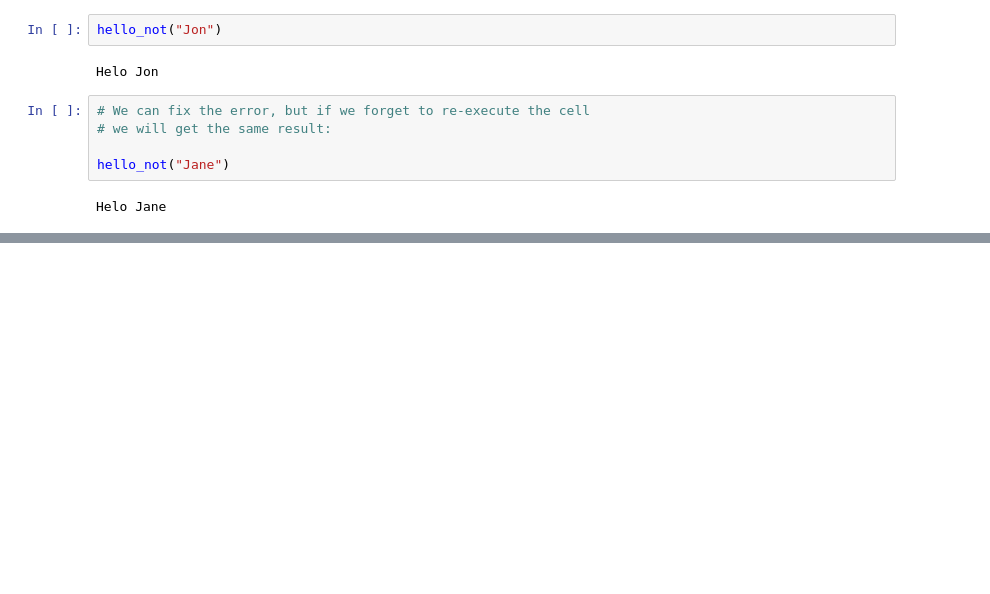
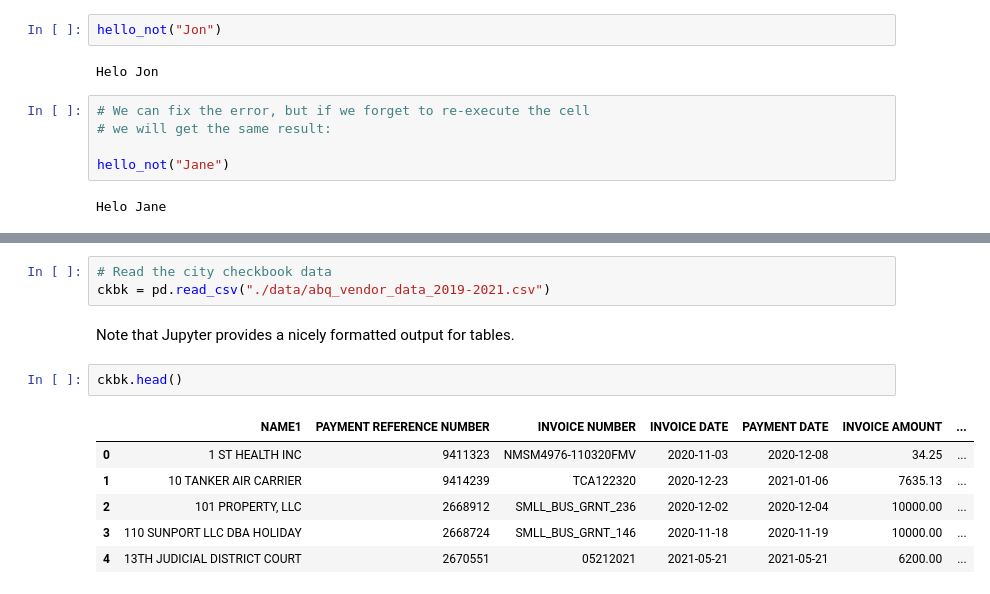
Before and after one commit to unmrds/cc-reproducibility-communication, a Jupyter notebook: 03-Jupyter-demo.ipynb, the cells around one changed output, grey strips where cells are left out. Cells and saved outputs as stored; diff of their text form; blank space fills up the shorter version.

Commit message:
code for jupyter, needs narrative

```diff
--- a/03-Jupyter-demo.ipynb
+++ b/03-Jupyter-demo.ipynb
@@ -102,0 +126,14 @@ Helo Jane
+# %%
+# Read the city checkbook data
+ckbk = pd.read_csv("./data/abq_vendor_data_2019-2021.csv")
+# %% [markdown]
+Note that Jupyter provides a nicely formatted output for tables.
+# %%
+ckbk.head()
+# %% [output]
+|  | NAME1 | PAYMENT REFERENCE NUMBER | INVOICE NUMBER | INVOICE DATE | PAYMENT DATE | INVOICE AMOUNT | ... |
+| 0 | 1 ST HEALTH INC | 9411323 | NMSM4976-110320FMV | 2020-11-03 | 2020-12-08 | 34.25 | ... |
+| 1 | 10 TANKER AIR CARRIER | 9414239 | TCA122320 | 2020-12-23 | 2021-01-06 | 7635.13 | ... |
+| 2 | 101 PROPERTY, LLC | 2668912 | SMLL_BUS_GRNT_236 | 2020-12-02 | 2020-12-04 | 10000.00 | ... |
+| 3 | 110 SUNPORT LLC DBA HOLIDAY | 2668724 | SMLL_BUS_GRNT_146 | 2020-11-18 | 2020-11-19 | 10000.00 | ... |
+| 4 | 13TH JUDICIAL DISTRICT COURT | 2670551 | 05212021 | 2021-05-21 | 2021-05-21 | 6200.00 | ... |
```
Also changed, not shown: parts of 11 cells of this notebook.
